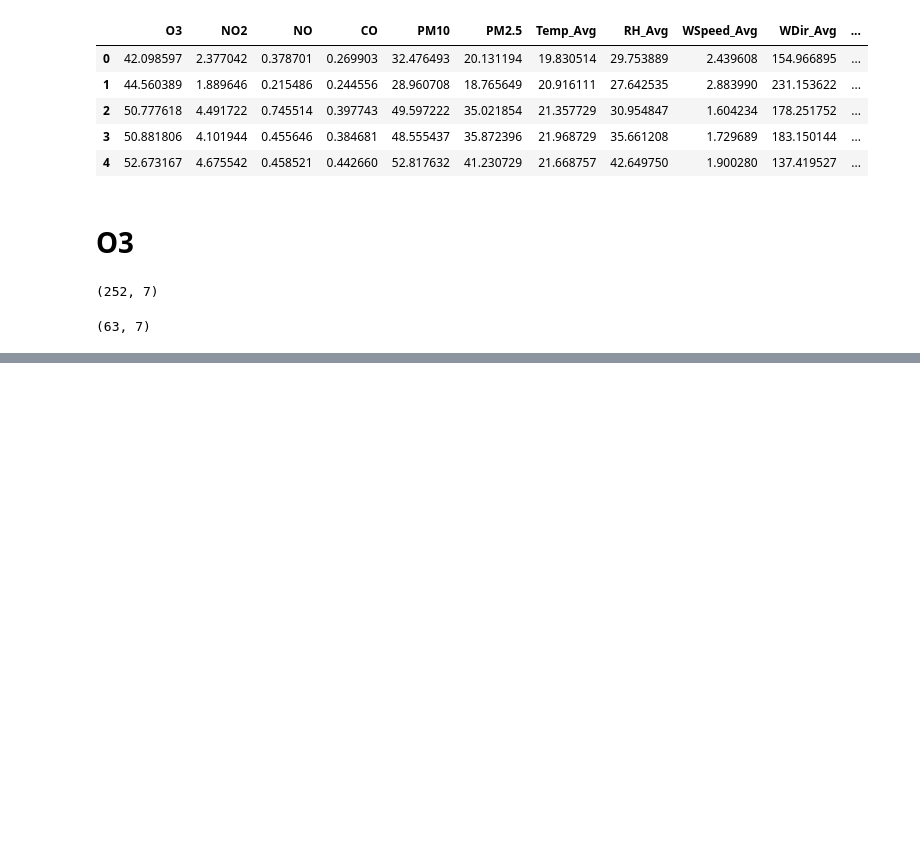
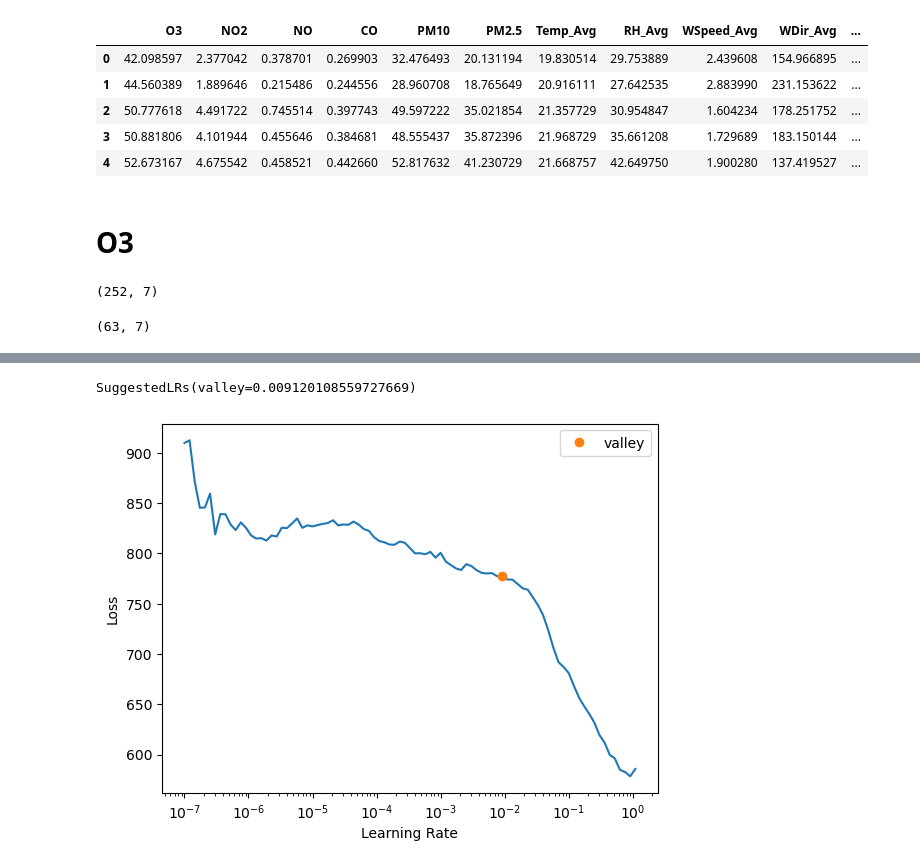
Before and after one commit to arnoldtics/Atmospheric_Data_Insights, a Jupyter notebook: Clustering/MSE/Multiregression.ipynb, the cells around one changed output, grey strips where cells are left out. Saved outputs shown, nothing was run; the diff lists cells and outputs as text; code cells hidden in the pictures; blank space fills up the shorter version.

```diff
--- a/Clustering/MSE/Multiregression.ipynb
+++ b/Clustering/MSE/Multiregression.ipynb
@@ -35,0 +193,28 @@ Xtest.shape
+# %%
+df = pd.read_csv("../Preprocess/Preprocess.csv")
+variables = ['Temp_Avg', 'RH_Avg','WSpeed_Avg', 'WDir_Avg', 'Press_Avg', 'Rad_Avg', 'Rain_Tot', "O3", "PM2.5"]
+df = df[variables]
+# %%
+src = ft.TabularPandas(df,
+                     procs=[ft.Normalize],
+                     cont_names = ['Temp_Avg', 'RH_Avg','WSpeed_Avg', 'WDir_Avg', 'Press_Avg', 'Rad_Avg', 'Rain_Tot'],
+                     y_names=["O3", "PM2.5"],
+                     splits=ft.RandomSplitter(0.2)(ft.range_of(df))
+                     )
+
+dls = src.dataloaders(bs=32)
+# %%
+def mse_o3(yp, y):
+    return ft.mse(yp[:,0], y[:,0])
+
+def mse_pm25(yp, y):
+    return ft.mse(yp[:,1], y[:,1])
+# %%
+learner = ft.tabular_learner(dls,
+                             layers=[512,512],
+                             metrics=[mse_o3, mse_pm25],
+                             opt_func=ft.Adam
+                             )
+# %%
+learner.lr_find()
+# %% [output]
@@ -35,0 +222,2 @@ Xtest.shape
+SuggestedLRs(valley=0.009120108559727669)
+[figure, added]
```
Also changed, not shown: parts of 26 cells of this notebook, 1 other file.
